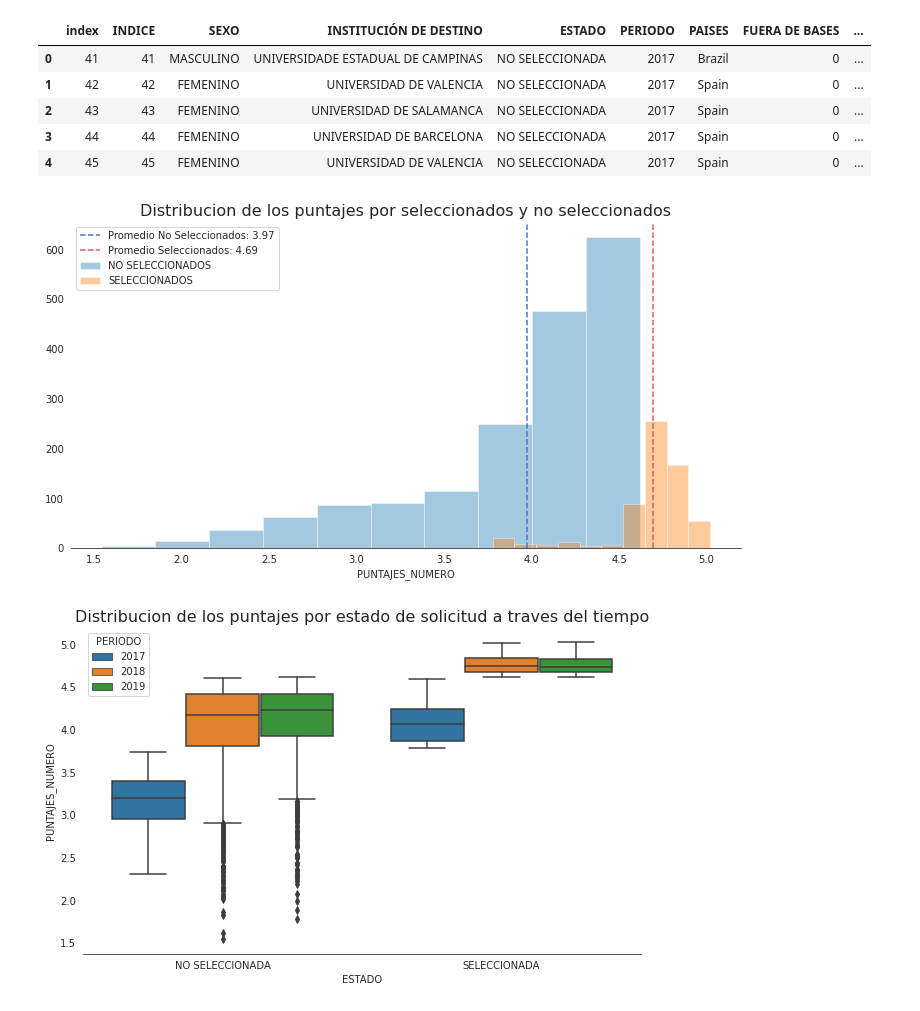
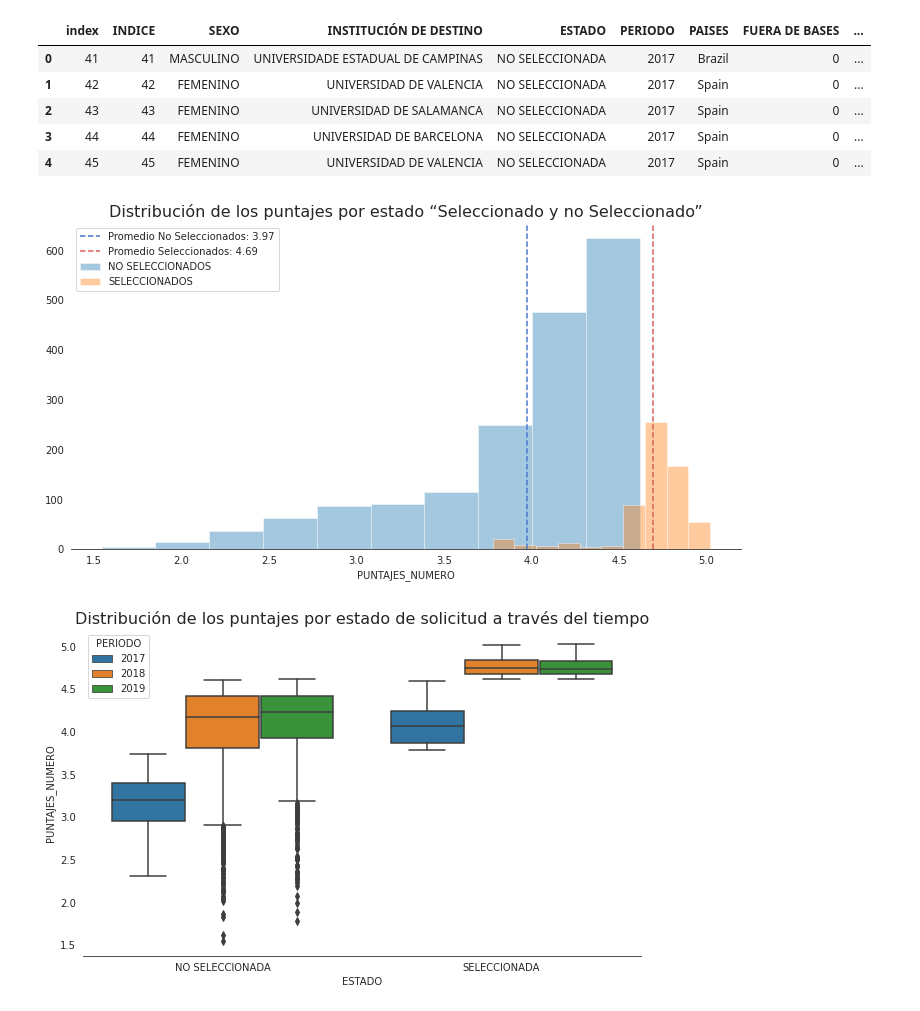
Before and after one commit to Foco22/Resultado_Beca_Magister_Chile, a Jupyter notebook: AnalisisBECASCHILE.ipynb, the cells around one changed output. Cells and saved outputs as stored; diff of their text form; code cells hidden in the pictures.

```diff
--- a/AnalisisBECASCHILE.ipynb
+++ b/AnalisisBECASCHILE.ipynb
@@ -719,30 +739,30 @@ See the caveats in the documentation: https://pandas.pydata.org/pandas-docs/stab
 # %%
 def histograma_puntaje(df):
 
       plt.figure(figsize= (12,6))
       sns.set_style("white")
 
       #Histograma de los puntajes por seleccionados y no seleccionados
       sns.distplot(df.loc[df['ESTADO'] == 'NO SELECCIONADA']['PUNTAJES_NUMERO'], kde = False, bins = 10, label = 'NO SELECCIONADOS')
       sns.distplot(df.loc[df['ESTADO'] == 'SELECCIONADA']['PUNTAJES_NUMERO'], kde = False, bins = 10, label = 'SELECCIONADOS')
 
       #Promedio de puntaje por seleccionado y no seleccionados
       promedio_no = round(df.loc[df['ESTADO'] == 'NO SELECCIONADA']['PUNTAJES_NUMERO'].mean(),2)
       promedio_si = round(df.loc[df['ESTADO'] == 'SELECCIONADA']['PUNTAJES_NUMERO'].mean(),2)
 
       #Linea promedio para seleccionados y no seleccionados
       plt.axvline(x=df.loc[df['ESTADO'] == 'NO SELECCIONADA']['PUNTAJES_NUMERO'].mean(), color='b', linestyle='--', label = 'Promedio No Seleccionados: {}'.format(promedio_no))
       plt.axvline(x=df.loc[df['ESTADO'] == 'SELECCIONADA']['PUNTAJES_NUMERO'].mean(), color='r', linestyle='--', label = 'Promedio Seleccionados: {}'.format(promedio_si))
 
-      plt.title('Distribucion de los puntajes por seleccionados y no seleccionados', fontsize = 16)
+      plt.title('Distribución de los puntajes por estado “Seleccionado y no Seleccionado”', fontsize = 16)
 
       plt.legend()
 
       sns.despine(left=True,top = True,bottom = False)
 
 histograma_puntaje(df_puntaje)
 # %% [output]
-[figure, old version]
+[figure, new version]
 # %%
 df_puntaje
 
```
Also changed, not shown: parts of 9 cells of this notebook.
